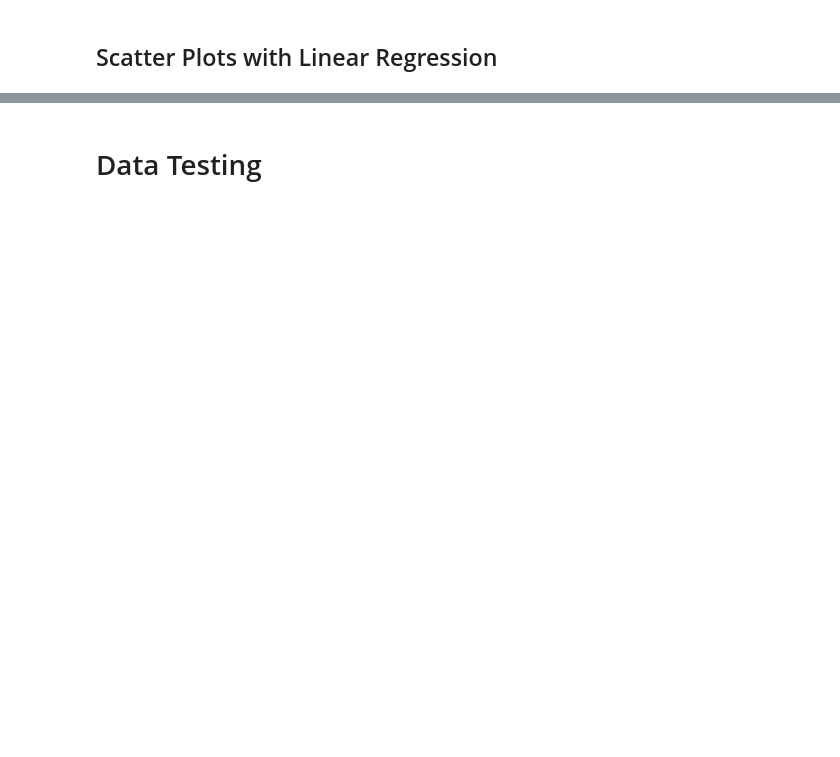
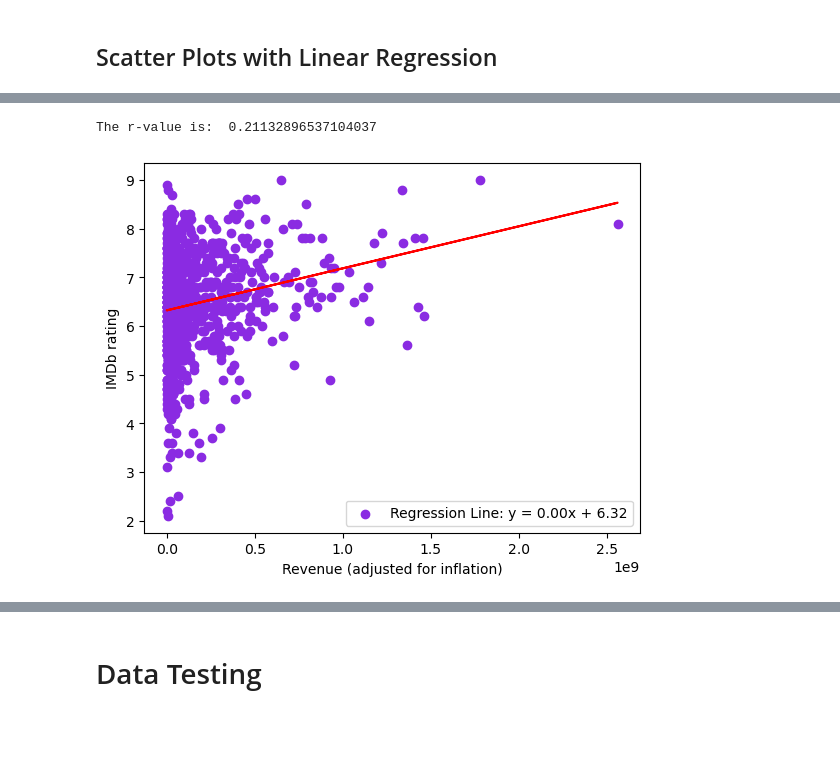
Before and after one commit to Mitajoshi/BC-Project-1, a Jupyter notebook: movie_analysis.ipynb, the cells around one changed output, grey strips where cells are left out. Saved outputs shown, nothing was run; the diff lists cells and outputs as text; code cells hidden in the pictures; blank space fills up the shorter version.

```diff
--- a/movie_analysis.ipynb
+++ b/movie_analysis.ipynb
@@ -868,12 +1218,15 @@ lin_regress(xval, yval, x_label, y_label)
 # %%
 # Create a scatter plot for regression analysis: Revenue vs. imbd Rating
 
 xval = movie_list['infl_adj_revenue'].astype(float)
 yval = movie_list['imdb_rating'].astype(float)
 x_label='Revenue (adjusted for inflation)'
-y_label='imdb rating'
+y_label='IMDb rating'
 
 lin_regress(xval, yval, x_label, y_label)
+# %% [output]
+The r-value is:  0.21132896537104037
+[figure, added]
 # %%
 # Create a scatter plot for regression analysis: Revenue vs. Runtime
 
```
Also changed, not shown: parts of 80 cells of this notebook.
